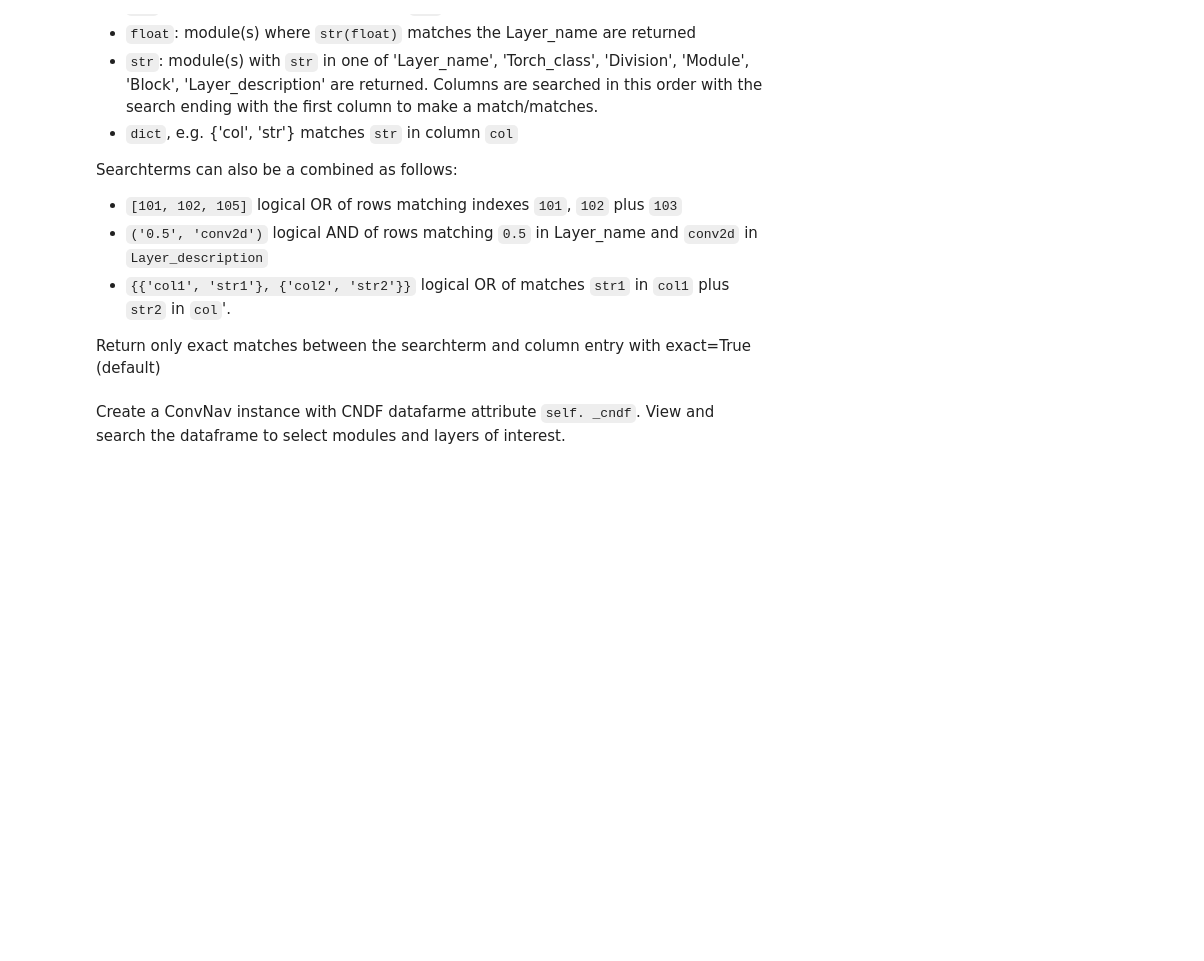
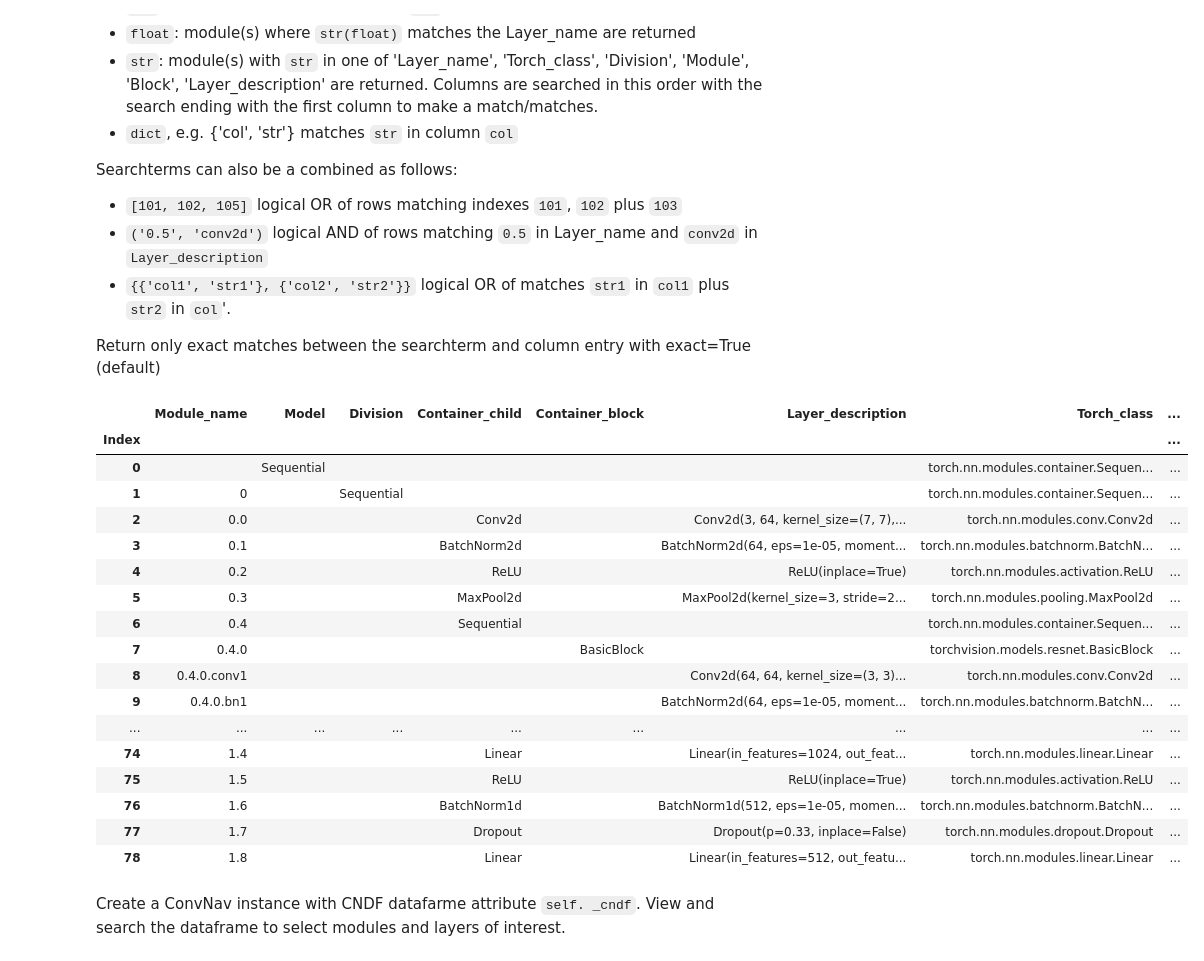
Before and after one commit to hallmx/fa_convnav, a Jupyter notebook: 01_navigator.ipynb, the cells around one changed output. Cells and saved outputs as stored; diff of their text form; code cells hidden in the pictures; blank space fills up the shorter version.

Commit message:
dataframe columns renamed to reflect Pytorch/fastai convention. Layer name -> Module_name etc

```diff
--- a/01_navigator.ipynb
+++ b/01_navigator.ipynb
@@ -158,7 +158,7 @@ def get_row(l, m):
 # %%
 #export
 def find_model(n):
-    "Returns tuple of model type and name (e.g. ('resnet', 'resnet50')) given `n`, the number of named_modules in `Learner.model.named_modules()`"
+    "Returns tuple of model type and name (e.g. ('resnet', 'resnet50')) given `n`, the number of named_modules in Learner.model.named_modules()"
     for d in models:
       match = [(k, m) for k, v in d.items() for m, l in v if l == n]
       if match != []: break
@@ -380,14 +380,14 @@ class CNDFView:
   def copy_layerinfo(self, df):
     "Copy layer information and block/layer counts over from silent columns to displayed columns"
     df.loc[df['Division'] == '', 'Division'] = df['div_id']
-    df.loc[df['Module'] == '', 'Module'] = df['mod_id']
-    df.loc[df['Block'] == '', 'Block'] = df['blk_id']
+    df.loc[df['Container_child'] == '', 'Container_child'] = df['chd_id']
+    df.loc[df['Container_block'] == '', 'Container_block'] = df['blk_id']
     df.loc[df['Output_dimensions'] == '', 'Output_dimensions'] = df['out_dim']
     df.loc[df['Currently'] == '', 'Currently'] = df['current']
     return df
 
   def check_args(self, df, truncate, verbose):
-    assert type(df) == DataFrame and 'Layer_name' in df.columns, "Not a valid convnav dataframe"
+    assert type(df) == DataFrame and 'Module_name' in df.columns, "Not a valid convnav dataframe"
     assert isinstance(truncate, int) and -10 <= truncate <= 10, f"Argument 'truncate' must be an integer between -10 (show more cols) and +10 (show fewer cols)"
     assert isinstance(verbose, int) and 1 <= verbose <= 5, f"Argument verbose must be 1 2 or 3 "
 
@@ -475,7 +475,7 @@ class CNDFSearch:
       #select rows in df where df[col] ==/contains searchterm string (exact=True/False)
       #returns results after first matches are found in a column (remining columns not searched)
       searchterm = searchterm.strip(' \.')
-      cols = {'Layer_name', 'Torch_class', 'Division', 'Module', 'Block', 'Layer_description'}
+      cols = {'Module_name', 'Torch_class', 'Division', 'Container_child', 'Container_block', 'Layer_description'}
       if exact:
         for col in cols:
           x = df[df[col] == searchterm].copy()
@@ -508,14 +508,14 @@ class CNDFSearch:
       _df = DataFrame()
       for col, s in searchterm.items():
         new_df = self._find_layer(df, {col:s}, exact)
-        _df = pd.concat((_df, new_df), axis=0, ignore_index=False).drop_duplicates('Layer_name')
+        _df = pd.concat((_df, new_df), axis=0, ignore_index=False).drop_duplicates('Module_name')
 
     elif isinstance(searchterm, list):
       #concatenate successive search results (logical 'OR') in list
       _df = DataFrame()
       for s in searchterm:
         new_df = self._find_layer(df, s, exact)
-        _df = pd.concat((_df, new_df), axis=0, ignore_index=False).drop_duplicates('Layer_name')
+        _df = pd.concat((_df, new_df), axis=0, ignore_index=False).drop_duplicates('Module_name')
 
     elif isinstance(searchterm, tuple):
       #recursively call find_layer on _df to logical 'AND' successive search results in tuple
@@ -591,9 +591,9 @@ class ConvNav(CNDF, CNDFSearch, CNDFView):
 
   @property
   def head(self):
-    "Print `model` head summary info and layers"
+    "Print `model` head summary info and modules"
     df = self._cndf.copy()
-    df = df[df['Layer_name'].str.startswith('1')]
+    df = df[df['Module_name'].str.startswith('1')]
     if not df.empty:
       res = f"{self.model_type.capitalize()}: {self.model_name.capitalize()}\n"
       res += f"Input shape: {self._cndf.iloc[1]['out_dim']} (bs, filt, h, w)\n"
@@ -606,9 +606,9 @@ class ConvNav(CNDF, CNDFSearch, CNDFView):
 
   @property
   def body(self):
-    "Print `model` body summary info and layers"
+    "Print `model` body summary info and modules"
     df = self._cndf.copy()
-    df = df.loc[df['Layer_name'].str.startswith('0')]
+    df = df.loc[df['Module_name'].str.startswith('0')]
     if not df.empty:
       res = f"{self.model_type.capitalize()}: {self.model_name.capitalize()}\n"
       res += f"Input shape: {self.input_sizes} (bs, ch, h, w)\n"
@@ -623,13 +623,13 @@ class ConvNav(CNDF, CNDFSearch, CNDFView):
   @property
   def divs(self):
     "Print Summary information from `model` head and body"
-    df = self._cndf[(self._cndf['Layer_name'] == '0') | (self._cndf['Layer_name'] == '1')].copy()
+    df = self._cndf[(self._cndf['Module_name'] == '0') | (self._cndf['Module_name'] == '1')].copy()
 
     for i in range(2):
       df_div = self._cndf.loc[self._cndf['div_id'] == str(i)].copy()
       df.iloc[i]['Model'] = self.model_name
-      df.iloc[i]['Module'] = len(df_div[df_div['Module'] != ''])
-      df.iloc[i]['Block'] = len(df_div[df_div['Block'] != ''])
+      df.iloc[i]['Container_child'] = len(df_div[df_div['Container_child'] != ''])
+      df.iloc[i]['Container_block'] = len(df_div[df_div['Container_block'] != ''])
       df.iloc[i]['Layer_description'] = len(df_div[df_div['Layer_description'] != ''])
       params = df_div['Parameters'].values
       params_summed = sum(filter(lambda i: isinstance(i, int), params))
@@ -638,7 +638,7 @@ class ConvNav(CNDF, CNDFSearch, CNDFView):
     df['Output_dimensions'] = df['out_dim']
     df.iloc[0]['Currently'] = df.iloc[0]['current']
 
-    df = df.rename(columns={'Module': 'Child modules', 'Block': 'Blocks', 'Layer_description': 'Layers'})
+    df = df.rename(columns={'Container_child': 'Child modules', 'Container_block': 'Blocks', 'Layer_description': 'Layers'})
     print(f"{self.model_name.capitalize()}\nDivisions:  body (0), head (1)\n")
     self.view(df, tight=False)
 
@@ -683,6 +683,29 @@ test_eq(type(cn_test._cndf), DataFrame)
 test_eq(len(cn_test._cndf), 79) #rows
 test_eq(len(cn_test._cndf.columns), 22) #columns
 del(cn_test)
+# %%
+cn = ConvNav(learn)
+cn._cndf
+cn.view()
+# %% [output]
+|  | Module_name | Model | Division | Container_child | Container_block | Layer_description | Torch_class | ... |
+| Index |  |  |  |  |  |  |  | ... |
+| 0 |  | Sequential |  |  |  |  | torch.nn.modules.container.Sequen... | ... |
+| 1 | 0 |  | Sequential |  |  |  | torch.nn.modules.container.Sequen... | ... |
+| 2 | 0.0 |  |  | Conv2d |  | Conv2d(3, 64, kernel_size=(7, 7),... | torch.nn.modules.conv.Conv2d | ... |
+| 3 | 0.1 |  |  | BatchNorm2d |  | BatchNorm2d(64, eps=1e-05, moment... | torch.nn.modules.batchnorm.BatchN... | ... |
+| 4 | 0.2 |  |  | ReLU |  | ReLU(inplace=True) | torch.nn.modules.activation.ReLU | ... |
+| 5 | 0.3 |  |  | MaxPool2d |  | MaxPool2d(kernel_size=3, stride=2... | torch.nn.modules.pooling.MaxPool2d | ... |
+| 6 | 0.4 |  |  | Sequential |  |  | torch.nn.modules.container.Sequen... | ... |
+| 7 | 0.4.0 |  |  |  | BasicBlock |  | torchvision.models.resnet.BasicBlock | ... |
+| 8 | 0.4.0.conv1 |  |  |  |  | Conv2d(64, 64, kernel_size=(3, 3)... | torch.nn.modules.conv.Conv2d | ... |
+| 9 | 0.4.0.bn1 |  |  |  |  | BatchNorm2d(64, eps=1e-05, moment... | torch.nn.modules.batchnorm.BatchN... | ... |
+| ... | ... | ... | ... | ... | ... | ... | ... | ... |
+| 74 | 1.4 |  |  | Linear |  | Linear(in_features=1024, out_feat... | torch.nn.modules.linear.Linear | ... |
+| 75 | 1.5 |  |  | ReLU |  | ReLU(inplace=True) | torch.nn.modules.activation.ReLU | ... |
+| 76 | 1.6 |  |  | BatchNorm1d |  | BatchNorm1d(512, eps=1e-05, momen... | torch.nn.modules.batchnorm.BatchN... | ... |
+| 77 | 1.7 |  |  | Dropout |  | Dropout(p=0.33, inplace=False) | torch.nn.modules.dropout.Dropout | ... |
+| 78 | 1.8 |  |  | Linear |  | Linear(in_features=512, out_featu... | torch.nn.modules.linear.Linear | ... |
 # %% [markdown]
 Create a ConvNav instance with CNDF datafarme attribute `self. _cndf`. View and search the dataframe to select modules and layers of interest.
 # %% [markdown]
```
Also changed, not shown: parts of 8 cells of this notebook, 6 other files.
